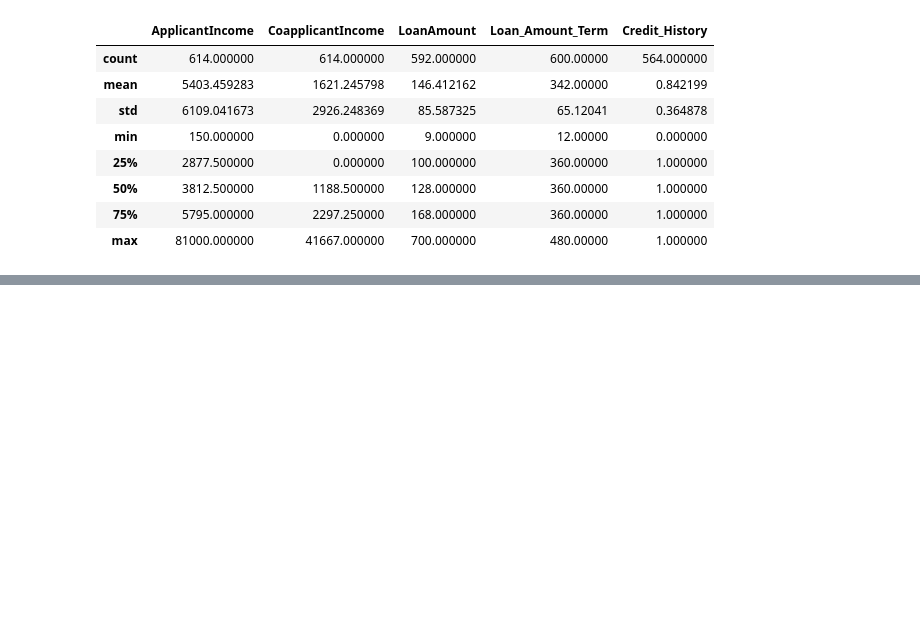
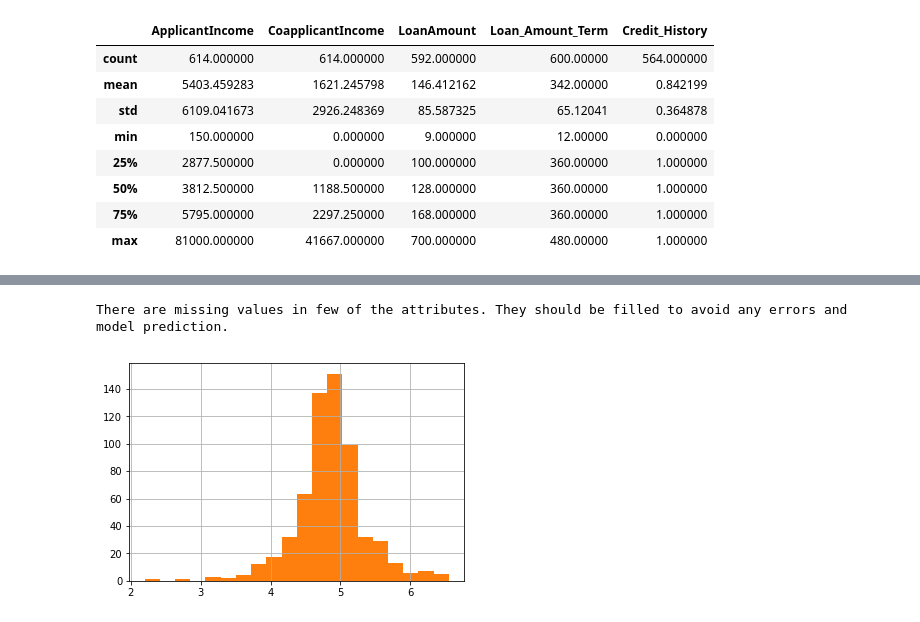
Before and after one commit to kartikamirneni/Loan-Prediction, a Jupyter notebook: Loan Prediction.ipynb, the cells around one changed output, grey strips where cells are left out. Cells and saved outputs as stored; diff of their text form; code cells hidden in the pictures; blank space fills up the shorter version.

```diff
--- a/Loan Prediction.ipynb
+++ b/Loan Prediction.ipynb
@@ -18,0 +61,7 @@ df.describe()
+# %%
+print('There are missing values in few of the attributes. They should be filled to avoid any errors and model prediction.')
+# %% [output]
+There are missing values in few of the attributes. They should be filled to avoid any errors and model prediction.
+# %%
+lp['LoanAmount'].fillna(lp['LoanAmount'].mean(), inplace=True)
+lp['Self_Employed'].fillna('No',inplace=True)
@@ -18,0 +70,4 @@ df.describe()
+# %%
+lp['LoanAmount_log'] = np.log(lp['LoanAmount'])
+# %% [output]
+[figure, added]
```
Also changed, not shown: parts of 9 cells of this notebook.
